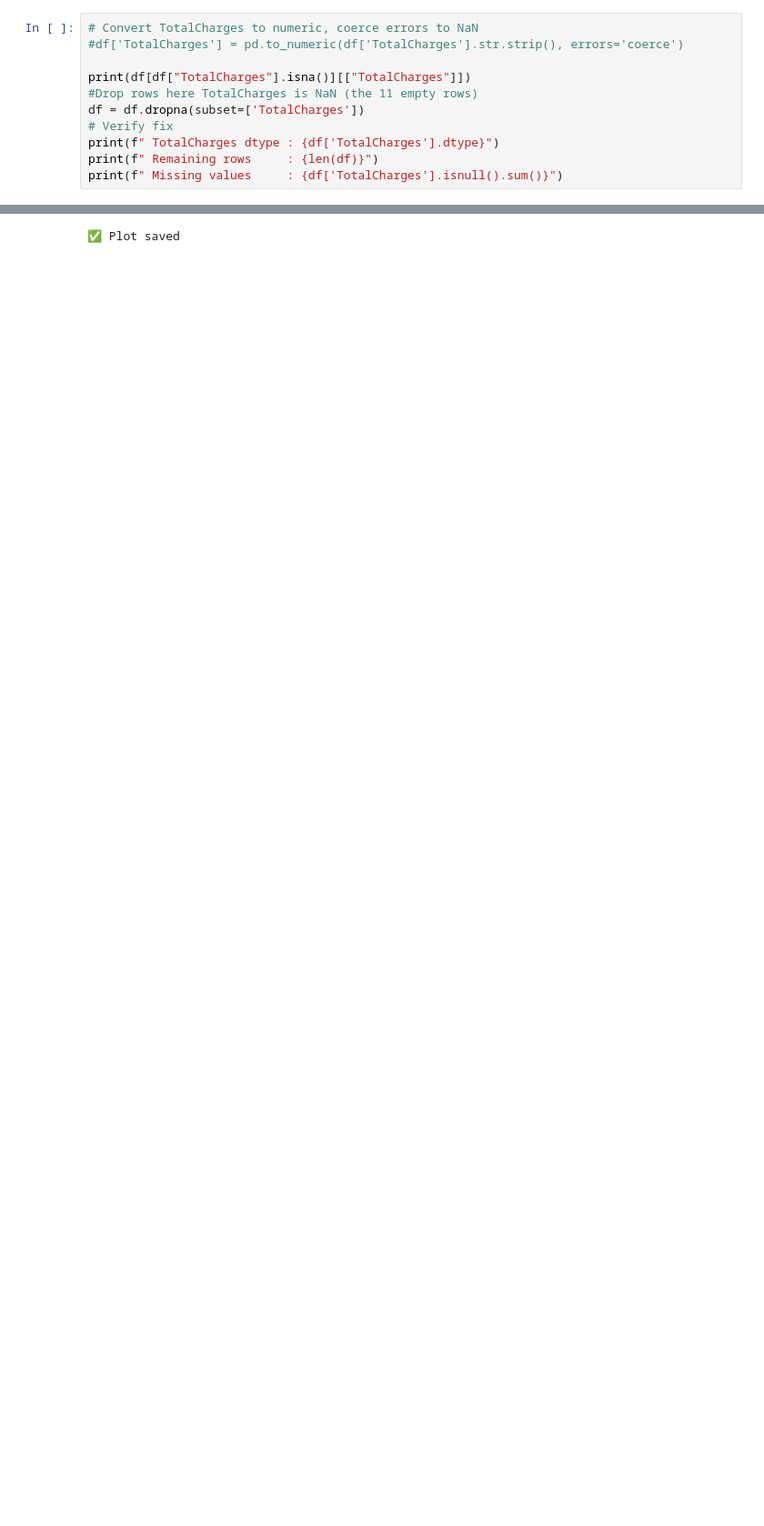
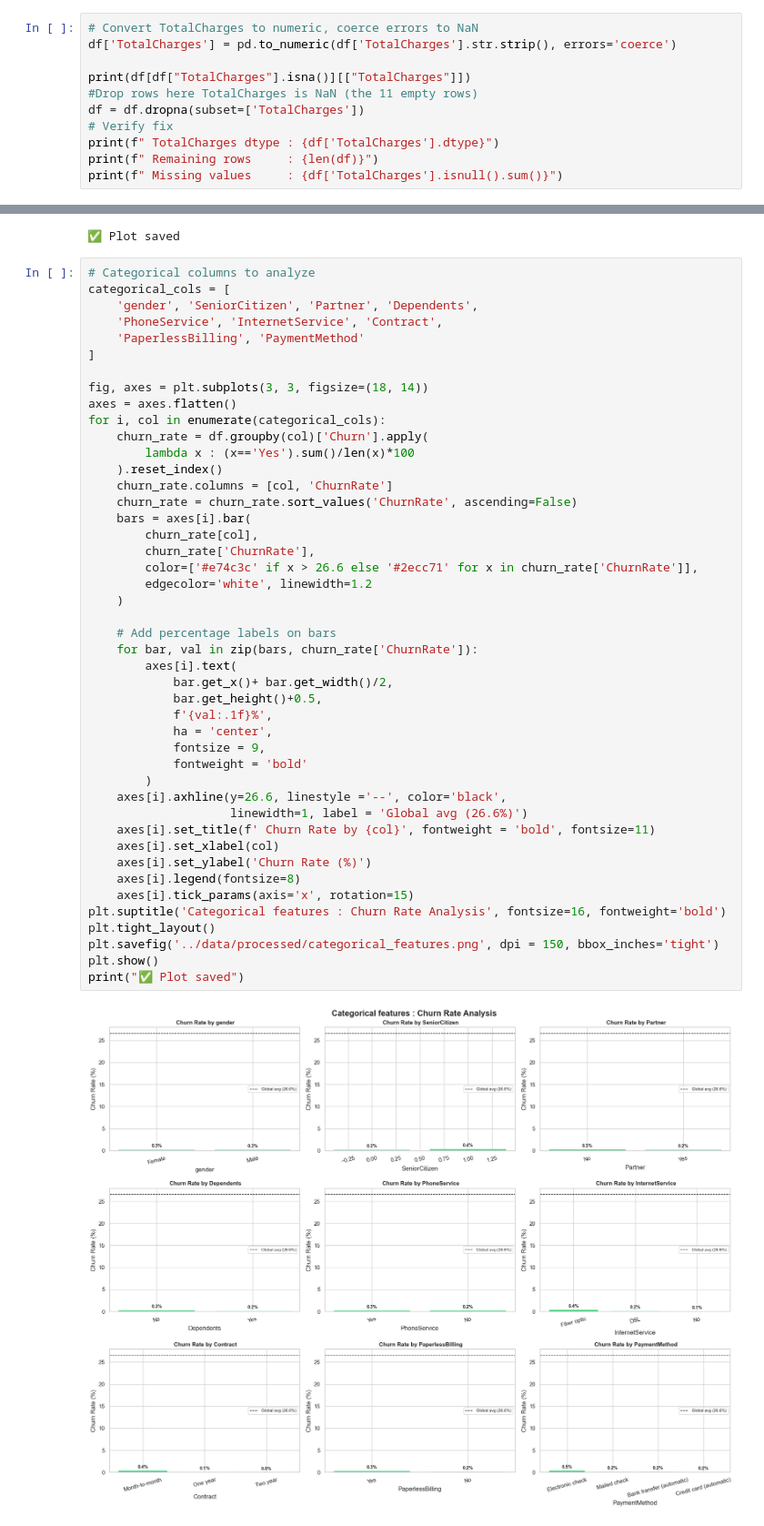
Before and after one commit to Davlamelo/churnshield, a Jupyter notebook: notebooks/01_eda.ipynb, the cells around one changed output, grey strips where cells are left out. Shown at 91% size. Saved outputs shown, nothing was run; the diff lists cells and outputs as text; blank space fills up the shorter version.

Commit message:
feat: add categorical features churn rate analysis

```diff
--- a/notebooks/01_eda.ipynb
+++ b/notebooks/01_eda.ipynb
@@ -146,7 +146,7 @@ No      5174      73.463013
 Yes     1869      26.536987
 # %%
 # Convert TotalCharges to numeric, coerce errors to NaN
-#df['TotalCharges'] = pd.to_numeric(df['TotalCharges'].str.strip(), errors='coerce')
+df['TotalCharges'] = pd.to_numeric(df['TotalCharges'].str.strip(), errors='coerce')
 
 print(df[df["TotalCharges"].isna()][["TotalCharges"]])
 #Drop rows here TotalCharges is NaN (the 11 empty rows)
@@ -241,3 +241,50 @@ print("✅ Plot saved")
 # %% [output]
 [figure]
 ✅ Plot saved
+# %%
+# Categorical columns to analyze
+categorical_cols = [
+    'gender', 'SeniorCitizen', 'Partner', 'Dependents',
+    'PhoneService', 'InternetService', 'Contract',
+    'PaperlessBilling', 'PaymentMethod'
+]
+
+fig, axes = plt.subplots(3, 3, figsize=(18, 14))
+axes = axes.flatten()
+for i, col in enumerate(categorical_cols):
+    churn_rate = df.groupby(col)['Churn'].apply(
+        lambda x : (x=='Yes').sum()/len(x)*100
+    ).reset_index()
+    churn_rate.columns = [col, 'ChurnRate']
+    churn_rate = churn_rate.sort_values('ChurnRate', ascending=False)
+    bars = axes[i].bar(
+        churn_rate[col],
+        churn_rate['ChurnRate'],
+        color=['#e74c3c' if x > 26.6 else '#2ecc71' for x in churn_rate['ChurnRate']],
+        edgecolor='white', linewidth=1.2
+    )
+
+    # Add percentage labels on bars
+    for bar, val in zip(bars, churn_rate['ChurnRate']):
+        axes[i].text(
+            bar.get_x()+ bar.get_width()/2,
+            bar.get_height()+0.5,
+            f'{val:.1f}%',
+            ha = 'center',
+            fontsize = 9,
+            fontweight = 'bold'
+        )
+    axes[i].axhline(y=26.6, linestyle ='--', color='black',
+                    linewidth=1, label = 'Global avg (26.6%)')
+    axes[i].set_title(f' Churn Rate by {col}', fontweight = 'bold', fontsize=11)
+    axes[i].set_xlabel(col)
+    axes[i].set_ylabel('Churn Rate (%)')
+    axes[i].legend(fontsize=8)
+    axes[i].tick_params(axis='x', rotation=15)
+plt.suptitle('Categorical features : Churn Rate Analysis', fontsize=16, fontweight='bold')
+plt.tight_layout()
+plt.savefig('../data/processed/categorical_features.png', dpi = 150, bbox_inches='tight')
+plt.show()
+print("✅ Plot saved")
+# %% [output]
+[figure, added]
```
Also changed, not shown: parts of 2 cells of this notebook, 1 other file.
